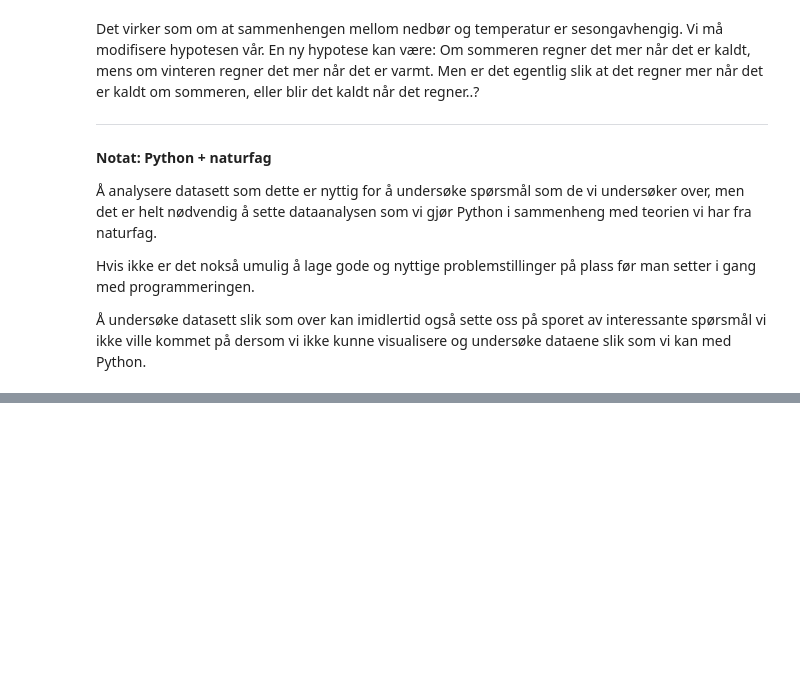
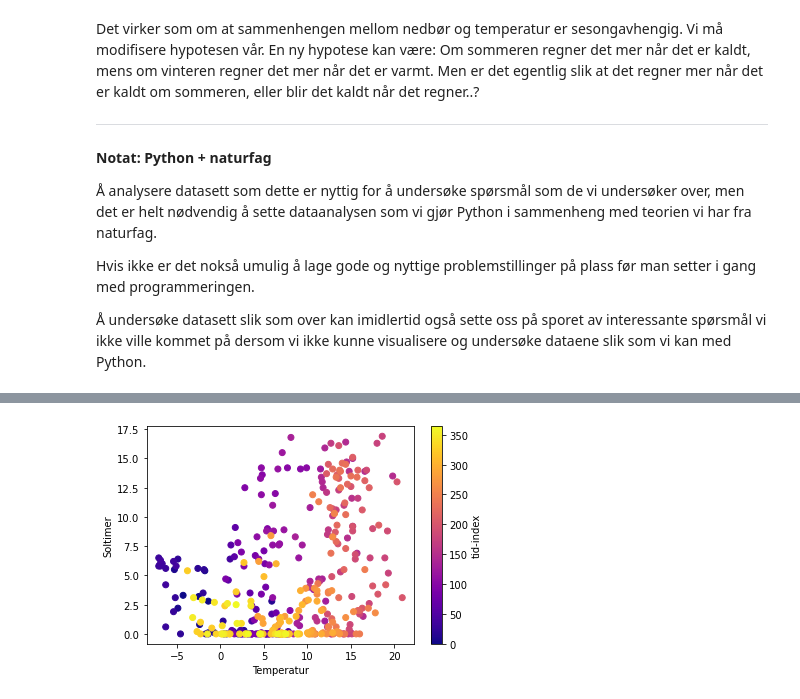
Before and after one commit to irendundas/EkteData, a Jupyter notebook: NAT624/Del5_sol_temp_nedbør.ipynb, the cells around one changed output, grey strips where cells are left out. Cells and saved outputs as stored; diff of their text form; code cells hidden in the pictures; blank space fills up the shorter version.

```diff
--- a/NAT624/Del5_sol_temp_nedbør.ipynb
+++ b/NAT624/Del5_sol_temp_nedbør.ipynb
@@ -368,0 +419,29 @@ Hvis ikke er det nokså umulig å lage gode og nyttige problemstillinger på pla
+# %%
+# Denne pakken trengs for å lage fargeskalaen
+from matplotlib import cm
+
+# cmap står for "colormap". Her definerer du hvilken fargeskala du
+# vil bruke. Finn flere navn her: https://matplotlib.org/stable/tutorials/colors/colormaps.html
+cmap=cm.get_cmap('plasma', len(nedbør))
+
+# Her definerer du at fargeskalaen skal basere seg på lengden til
+# tidsvektoren din
+colors = range(len(tid))
+
+# Lag akser
+ax=plt.axes()
+
+# plot punktene, og lagre scatterplottet til variabelen "sc"
+sc=ax.scatter(
+    temp, sol,
+    c=colors, cmap=cmap,
+    vmin=min(colors), vmax=max(colors)
+)
+
+# denne linjen gjør at fargeskalaen vises. For å lage denne trenger du "sc"
+plt.colorbar(sc, label='tid-index')
+plt.ylabel('Soltimer')
+plt.xlabel('Temperatur')
+plt.show()
+# %% [output]
+[figure, added]
```
Also changed, not shown: parts of 20 cells of this notebook.
